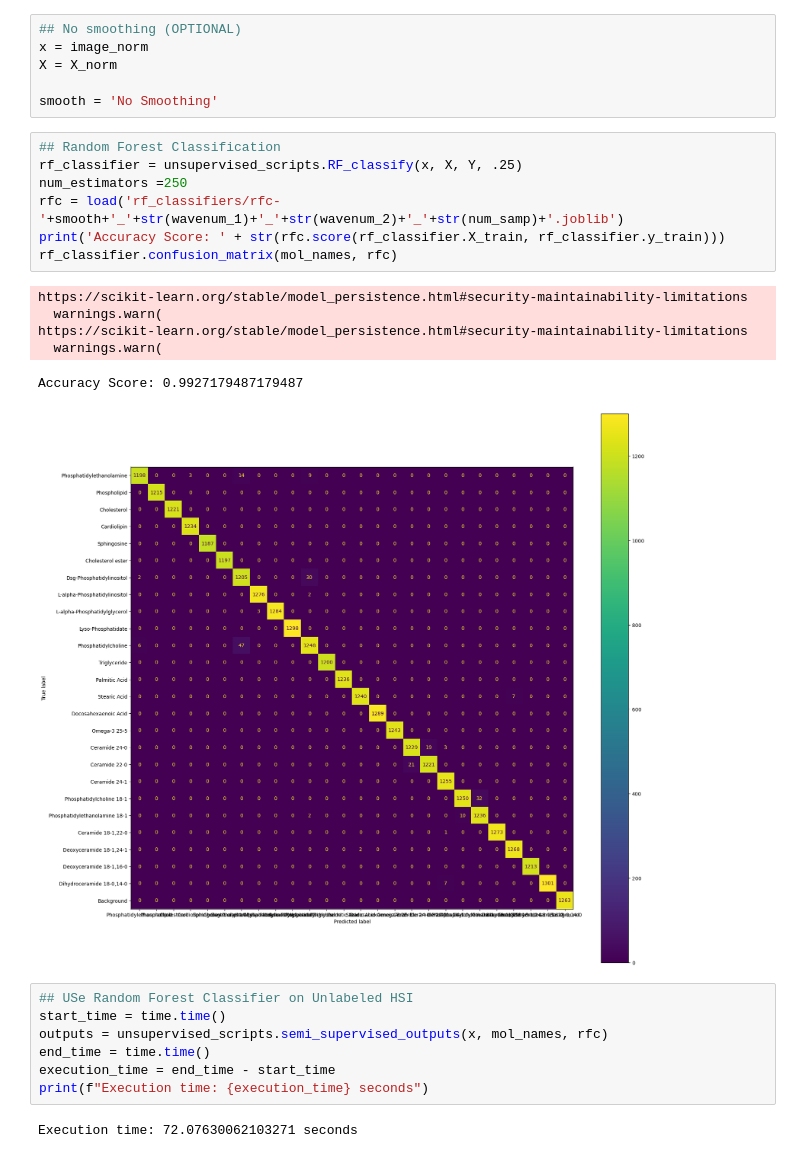
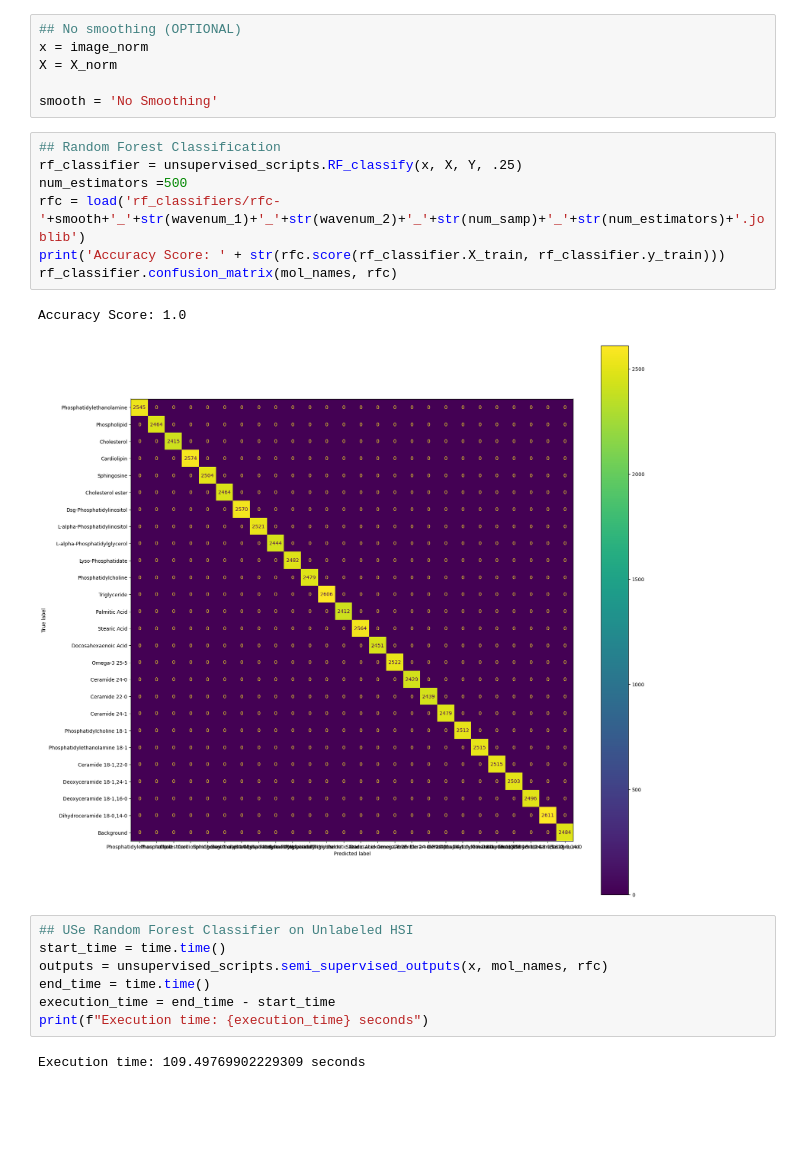
Before and after one commit to jvillazon/hsi_machine_learning, a Jupyter notebook: ML/RF_classification.ipynb, the cells around one changed output. Saved outputs shown, nothing was run; the diff lists cells and outputs as text; blank space fills up the shorter version.

```diff
--- a/ML/RF_classification.ipynb
+++ b/ML/RF_classification.ipynb
@@ -118,17 +130,13 @@ smooth = 'No Smoothing'
 # %%
 ## Random Forest Classification
 rf_classifier = unsupervised_scripts.RF_classify(x, X, Y, .25)
-num_estimators =250
-rfc = load('rf_classifiers/rfc-'+smooth+'_'+str(wavenum_1)+'_'+str(wavenum_2)+'_'+str(num_samp)+'.joblib')
+num_estimators =500
+rfc = load('rf_classifiers/rfc-'+smooth+'_'+str(wavenum_1)+'_'+str(wavenum_2)+'_'+str(num_samp)+'_'+str(num_estimators)+'.joblib')
 print('Accuracy Score: ' + str(rfc.score(rf_classifier.X_train, rf_classifier.y_train)))
 rf_classifier.confusion_matrix(mol_names, rfc)
 # %% [output]
-https://scikit-learn.org/stable/model_persistence.html#security-maintainability-limitations
-  warnings.warn(
-https://scikit-learn.org/stable/model_persistence.html#security-maintainability-limitations
-  warnings.warn(
+Accuracy Score: 1.0
-Accuracy Score: 0.9927179487179487
-[figure, old version]
+[figure, new version]
 # %%
 ## USe Random Forest Classifier on Unlabeled HSI
 start_time = time.time()
@@ -137,7 +145,7 @@ end_time = time.time()
 execution_time = end_time - start_time
 print(f"Execution time: {execution_time} seconds")
 # %% [output]
-Execution time: 72.07630062103271 seconds
+Execution time: 109.49769902229309 seconds
 # %%
 ## Spectral Graphs
 # save_input = helper_scripts.save_input()
```
Also changed, not shown: parts of 7 cells of this notebook, 7 other files.
